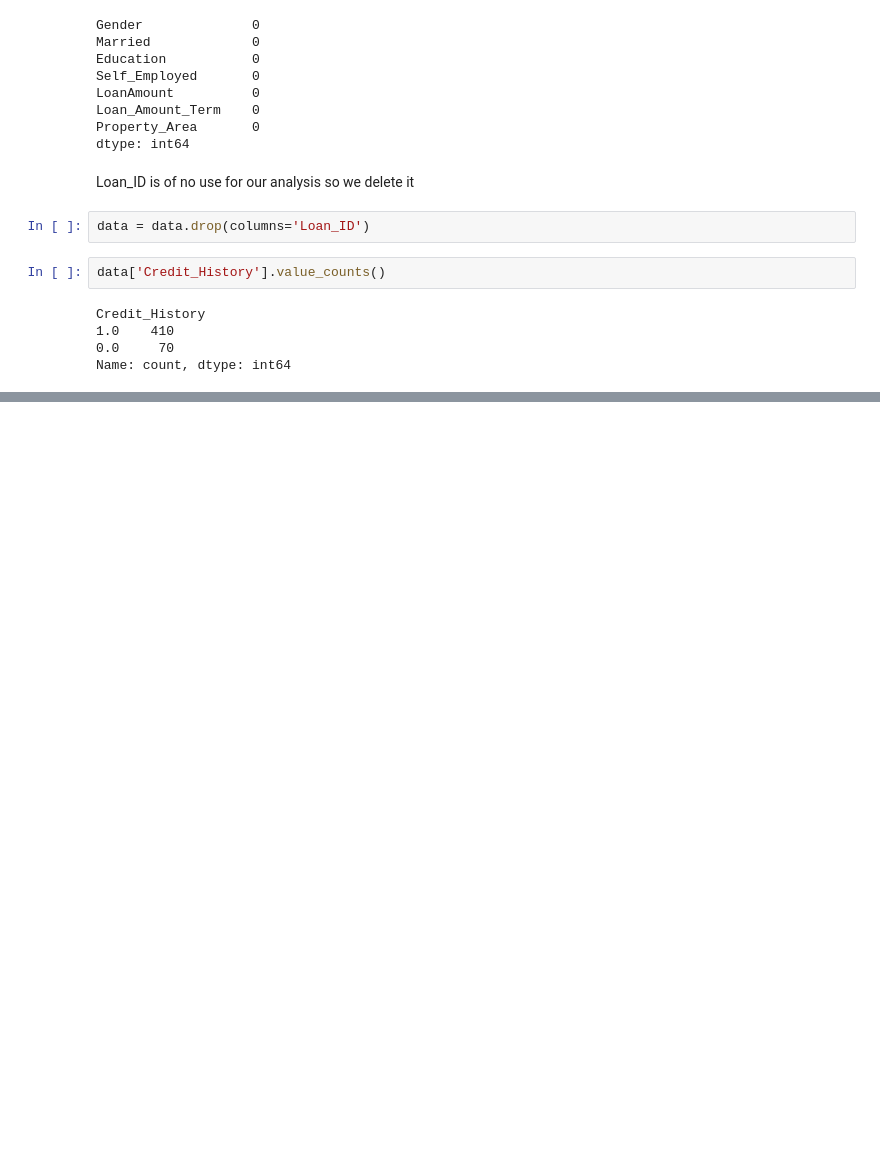
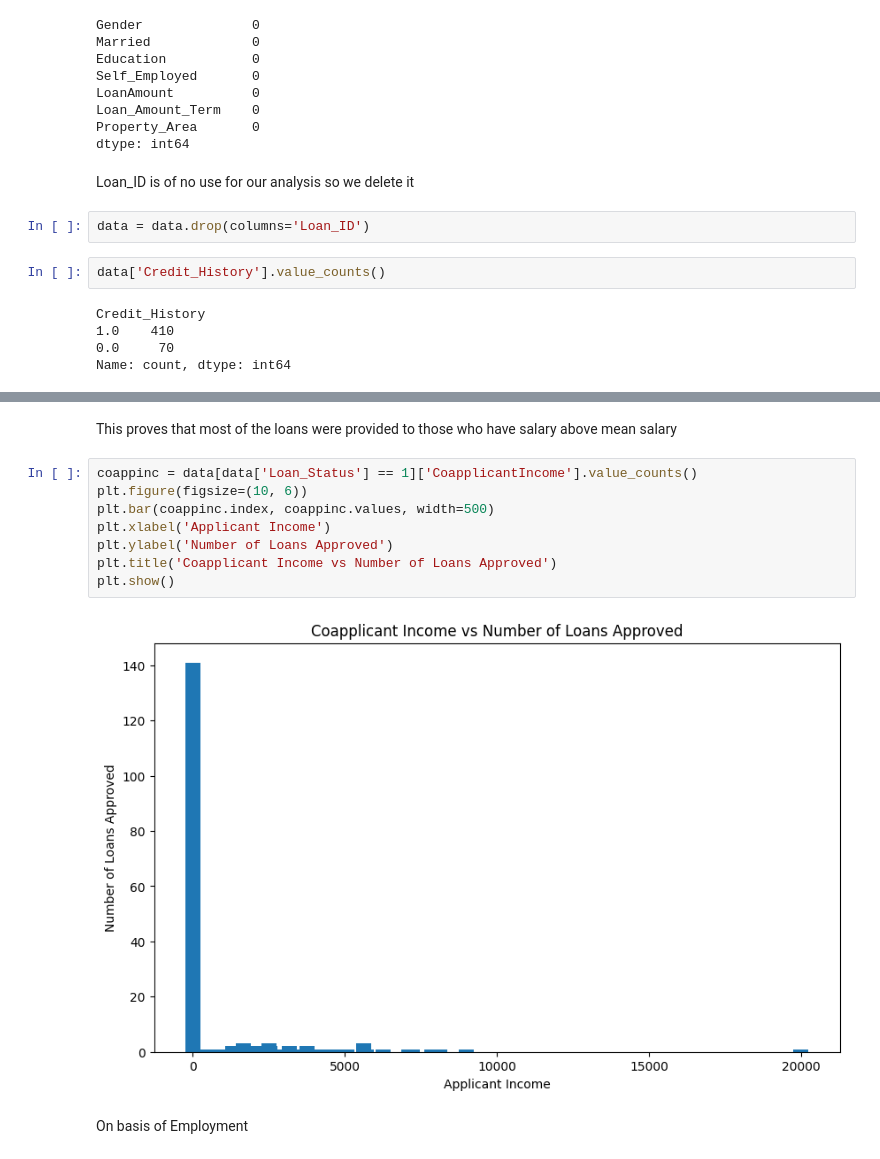
Before and after one commit to l-ordkp/Checking-Loan-Credibility, a Jupyter notebook: Loan.ipynb, the cells around one changed output, grey strips where cells are left out. Cells and saved outputs as stored; diff of their text form; blank space fills up the shorter version.

```diff
--- a/Loan.ipynb
+++ b/Loan.ipynb
@@ -102,0 +199,14 @@ KeyError: "None of [Index(['Gender', 'Married', 'Education', 'Self_Employed'], d
+# %% [markdown]
+This proves that most of the loans were provided to those who have salary above mean salary
+# %%
+coappinc = data[data['Loan_Status'] == 1]['CoapplicantIncome'].value_counts()
+plt.figure(figsize=(10, 6))
+plt.bar(coappinc.index, coappinc.values, width=500)
+plt.xlabel('Applicant Income')
+plt.ylabel('Number of Loans Approved')
+plt.title('Coapplicant Income vs Number of Loans Approved')
+plt.show()
+# %% [output]
+[figure, added]
+# %% [markdown]
+On basis of Employment
```
Also changed, not shown: parts of 25 cells of this notebook.
